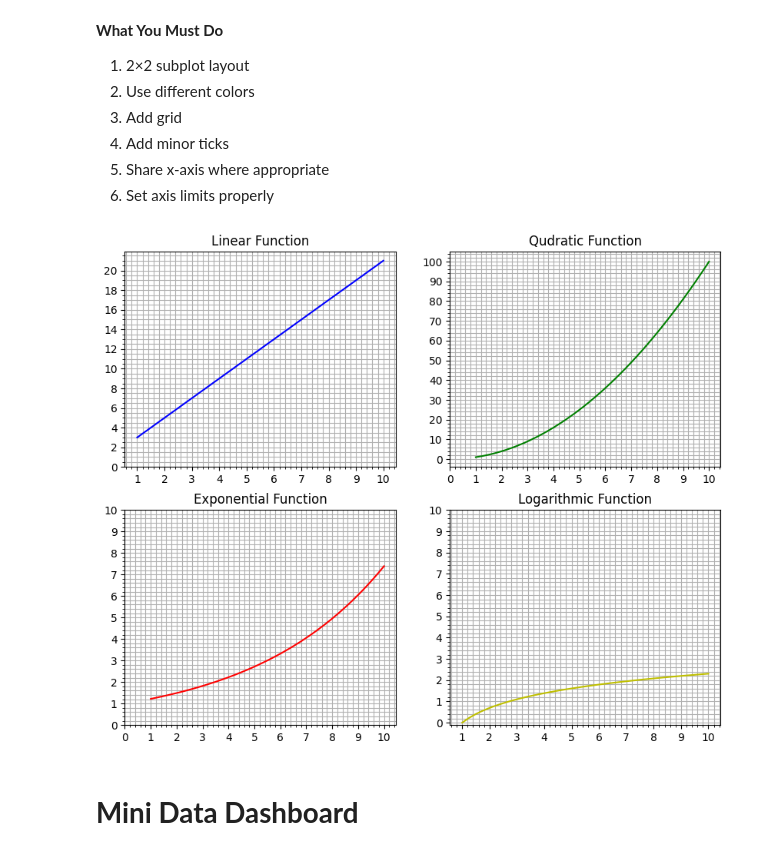
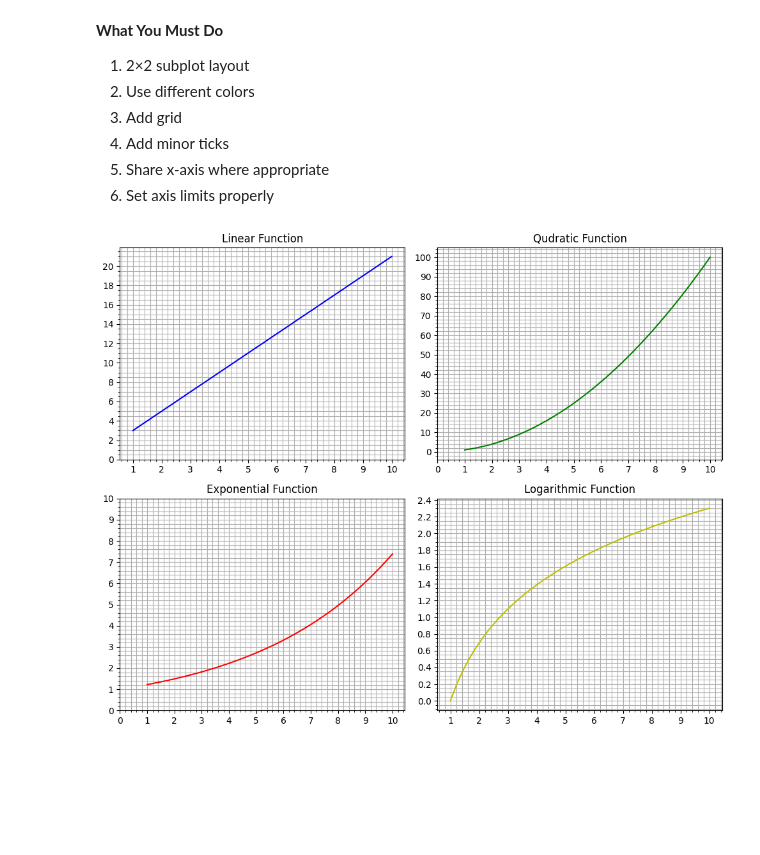
Before and after one commit to 1sazzad/Data-Science-Artificial-Intelligence-Foundation-Course, a Jupyter notebook: Matplotlib_Practice.ipynb, the cells around one changed output. Drawn from its saved outputs; the diff is of its cells as text; code cells hidden in the pictures; blank space fills up the shorter version.

```diff
--- a/Matplotlib_Practice.ipynb
+++ b/Matplotlib_Practice.ipynb
@@ -155,34 +155,35 @@ fig, axs = plt.subplots(2, 2, figsize=(10, 8))
 axs[0, 0].plot(x, y1, color='b')
 axs[0, 0].set_title('Linear Function')
 axs[0, 0].set_xticks(np.arange(1, 11, 1))
 axs[0, 0].set_yticks(np.arange(0, 22, 2))
 axs[0, 0].minorticks_on()
 axs[0, 0].grid(True, which='both')
 
 # Quadratic Function
 axs[0, 1].plot(x, y2, color='g')
 axs[0, 1].set_title('Qudratic Function')
 axs[0, 1].set_xticks(np.arange(0, 11, 1))
 axs[0, 1].set_yticks(np.arange(0, 101, 10))
 axs[0, 1].minorticks_on()
 axs[0, 1].grid(True, which='both')
 
 # Exponential Function
 axs[1, 0].plot(x, y3, color='r')
 axs[1, 0].set_title('Exponential Function')
 axs[1, 0].set_xticks(np.arange(0, 11, 1))
 axs[1, 0].set_yticks(np.arange(0, 11, 1))
 axs[1, 0].minorticks_on()
 axs[1, 0].grid(True, which='both')
 
 # Logarithmic Function
 axs[1, 1].plot(x, y4, color='y')
 axs[1, 1].set_title('Logarithmic Function')
 axs[1, 1].set_xticks(np.arange(1, 11, 1))
-axs[1, 1].set_yticks(np.arange(0, 11, 1))
+axs[1, 1].set_yticks(np.arange(0, 2.5, 0.2))
 axs[1, 1].minorticks_on()
 axs[1, 1].grid(True, which='both')
+
+plt.tight_layout()
+plt.show()
 # %% [output]
-[figure, old version]
+[figure, new version]
-# %% [markdown]
-# **Mini Data Dashboard**
```
Also changed, not shown: parts of 2 cells of this notebook.
